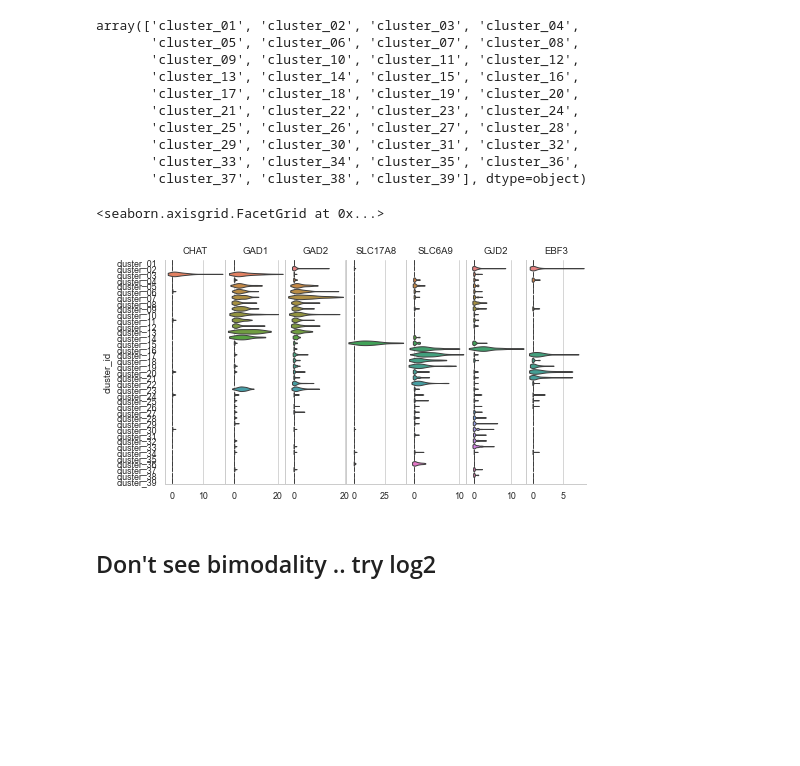
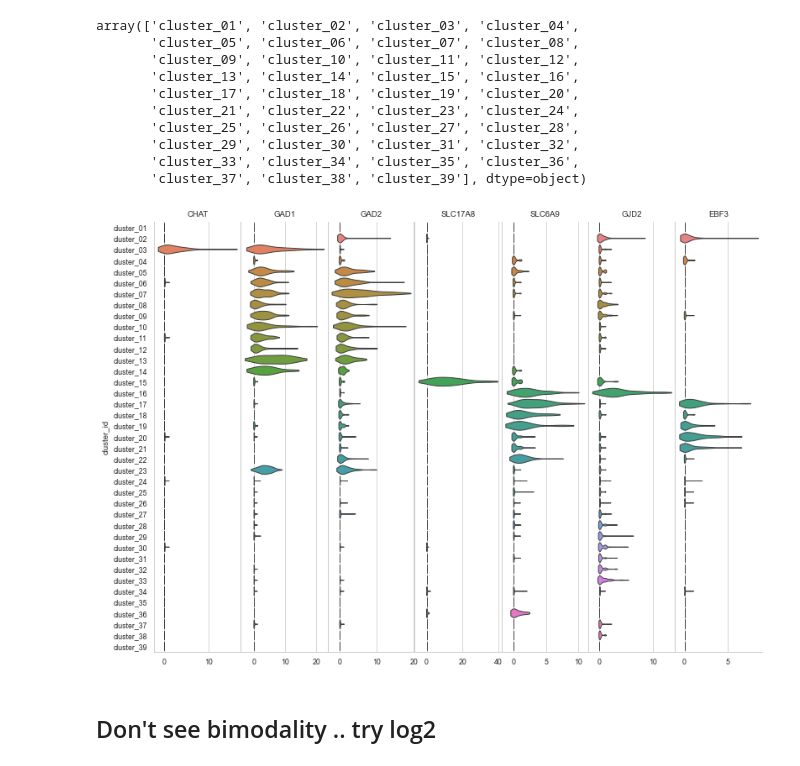
Before and after one commit to harrisonized/cshl-singlecell-2017-v2, a Jupyter notebook: 04-recreate-figure_5a-c.ipynb, the cells around one changed output. Drawn from its saved outputs; the diff is of its cells as text; code cells hidden in the pictures; blank space fills up the shorter version.

Commit message:
export figures

```diff
--- a/04-recreate-figure_5a-c.ipynb
+++ b/04-recreate-figure_5a-c.ipynb
@@ -15,7 +16,9 @@ import altair
+# %%
+to_save=True
 # %% [markdown]
 # Get Data
 # %%
-expression = pd.read_csv('data/differential_clusters/differential_clusters_expression.csv', index_col=0)
+expression = pd.read_csv('data/retina/differential_clusters_expression.csv', index_col=0)
 
 cell_metadata = pd.read_csv('data/downloads/retina_clusteridentities.txt',
                             sep='\t', header=None, names=['cell', 'cluster_n'], index_col=0)
@@ -175,15 +191,17 @@ array(['cluster_01', 'cluster_02', 'cluster_03', 'cluster_04',
        'cluster_33', 'cluster_34', 'cluster_35', 'cluster_36',
        'cluster_37', 'cluster_38', 'cluster_39'], dtype=object)
 # %%
-g = sns.FacetGrid(tidy_clusters, col='gene_symbol', size=4, aspect=0.25,
+g = sns.FacetGrid(tidy_clusters, col='gene_symbol', size=8, aspect=0.2,
                   gridspec_kws=dict(hspace=0, wspace=0), sharex=False)
 g.map(sns.violinplot, 'expression', 'cluster_id', orient='h', scale='width',
       linewidth=1, order=clusters, palette='husl', inner=None, cut=True)
 g.set(xlabel='')
 g.set_titles('{col_name}')
+
+if to_save:
+    plt.savefig("figures/facetgrid/fig_5b-linear.png", transparent=True, bbox_inches="tight")
 # %% [output]
-<seaborn.axisgrid.FacetGrid at 0x...>
-[figure, old version]
+[figure, new version]
 # %% [markdown]
 ## Don't see bimodality .. try log2
 # %%
```
Also changed, not shown: parts of 9 cells of this notebook, 12 other files.
